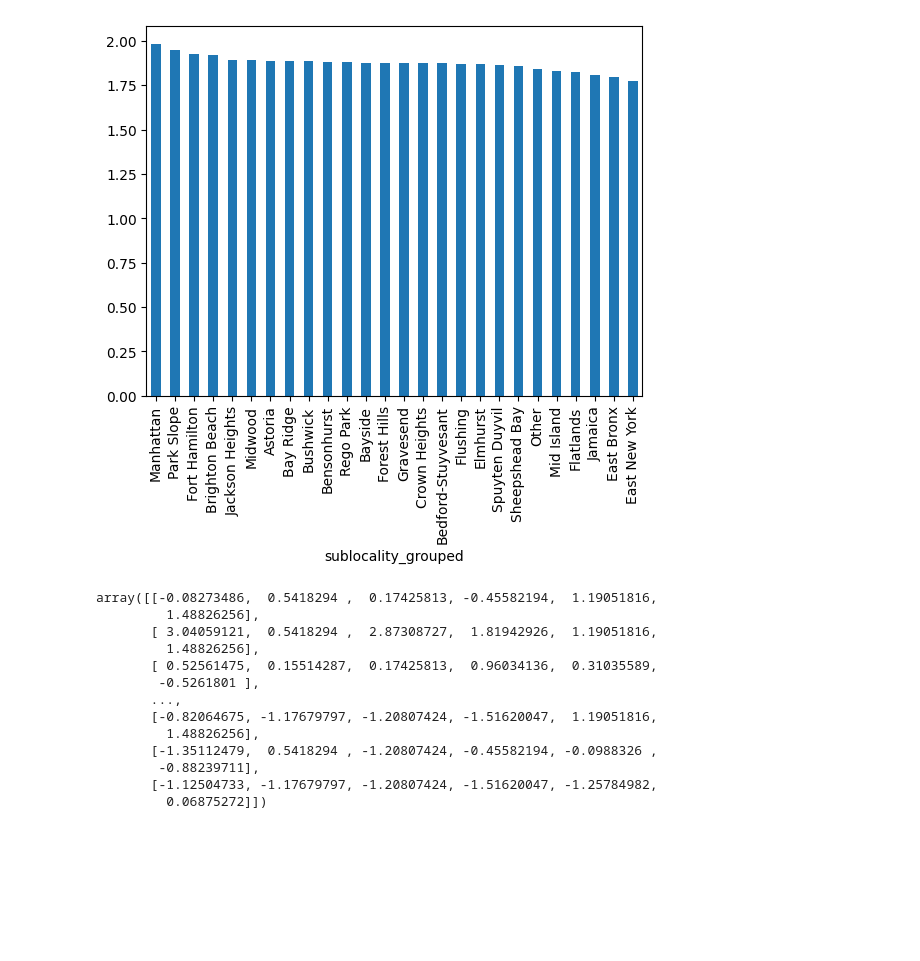
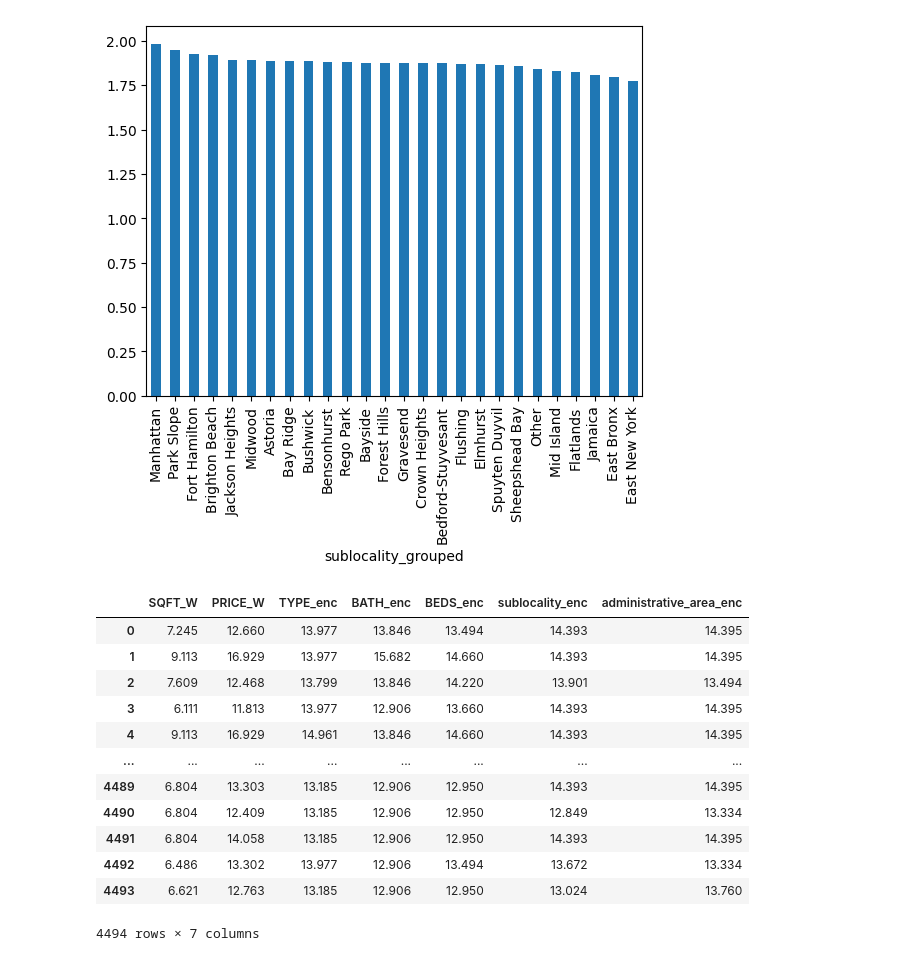
Before and after one commit to zoe-heart/house-price-prediction, a Jupyter notebook: house_price_analysis.ipynb, the cells around one changed output. Saved outputs shown, nothing was run; the diff lists cells and outputs as text; code cells hidden in the pictures; blank space fills up the shorter version.

```diff
--- a/house_price_analysis.ipynb
+++ b/house_price_analysis.ipynb
@@ -441,25 +428,21 @@ df.groupby("sublocality_grouped")["PRICE_W_BY_SQFT_W"].mean().sort_values(ascend
 <Axes: xlabel='sublocality_grouped'>
 [figure]
 # %%
-# prepare data for
+# prepare data for training
 features_df = df.copy()
 features_df = features_df.drop(columns=['TYPE','BEDS','BATH','PROPERTYSQFT','BATH_clean','sublocality','administrative_area','TYPE_clean','BEDS_clean','sublocality_grouped'])
-
-from sklearn.preprocessing import StandardScaler
-scaler = StandardScaler()
-X_scaled = scaler.fit_transform(features_df[['SQFT_W', 'TYPE_enc', 'BATH_enc', 'BEDS_enc', 'sublocality_enc', 'administrative_area_enc']])
-X_scaled
+features_df
 # %% [output]
+|  | SQFT_W | PRICE_W | TYPE_enc | BATH_enc | BEDS_enc | sublocality_enc | administrative_area_enc |
+| 0 | 7.245 | 12.660 | 13.977 | 13.846 | 13.494 | 14.393 | 14.395 |
+| 1 | 9.113 | 16.929 | 13.977 | 15.682 | 14.660 | 14.393 | 14.395 |
+| 2 | 7.609 | 12.468 | 13.799 | 13.846 | 14.220 | 13.901 | 13.494 |
+| 3 | 6.111 | 11.813 | 13.977 | 12.906 | 13.660 | 14.393 | 14.395 |
+| 4 | 9.113 | 16.929 | 14.961 | 13.846 | 14.660 | 14.393 | 14.395 |
+| ... | ... | ... | ... | ... | ... | ... | ... |
+| 4489 | 6.804 | 13.303 | 13.185 | 12.906 | 12.950 | 14.393 | 14.395 |
+| 4490 | 6.804 | 12.409 | 13.185 | 12.906 | 12.950 | 12.849 | 13.334 |
+| 4491 | 6.804 | 14.058 | 13.185 | 12.906 | 12.950 | 14.393 | 14.395 |
+| 4492 | 6.486 | 13.302 | 13.977 | 12.906 | 13.494 | 13.672 | 13.334 |
+| 4493 | 6.621 | 12.763 | 13.185 | 12.906 | 12.950 | 13.024 | 13.760 |
-array([[-0.08273486,  0.5418294 ,  0.17425813, -0.45582194,  1.19051816,
-         1.48826256],
-       [ 3.04059121,  0.5418294 ,  2.87308727,  1.81942926,  1.19051816,
-         1.48826256],
-       [ 0.52561475,  0.15514287,  0.17425813,  0.96034136,  0.31035589,
-        -0.5261801 ],
-       ...,
-       [-0.82064675, -1.17679797, -1.20807424, -1.51620047,  1.19051816,
-         1.48826256],
-       [-1.35112479,  0.5418294 , -1.20807424, -0.45582194, -0.0988326 ,
-        -0.88239711],
-       [-1.12504733, -1.17679797, -1.20807424, -1.51620047, -1.25784982,
-         0.06875272]])
+4494 rows × 7 columns
```
Also changed, not shown: parts of 15 cells of this notebook.
